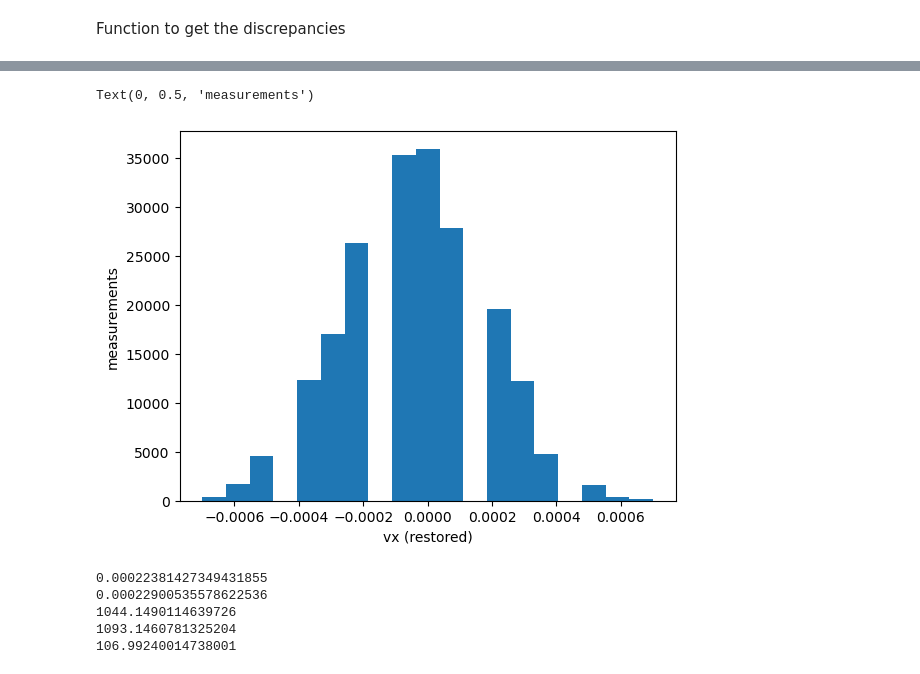
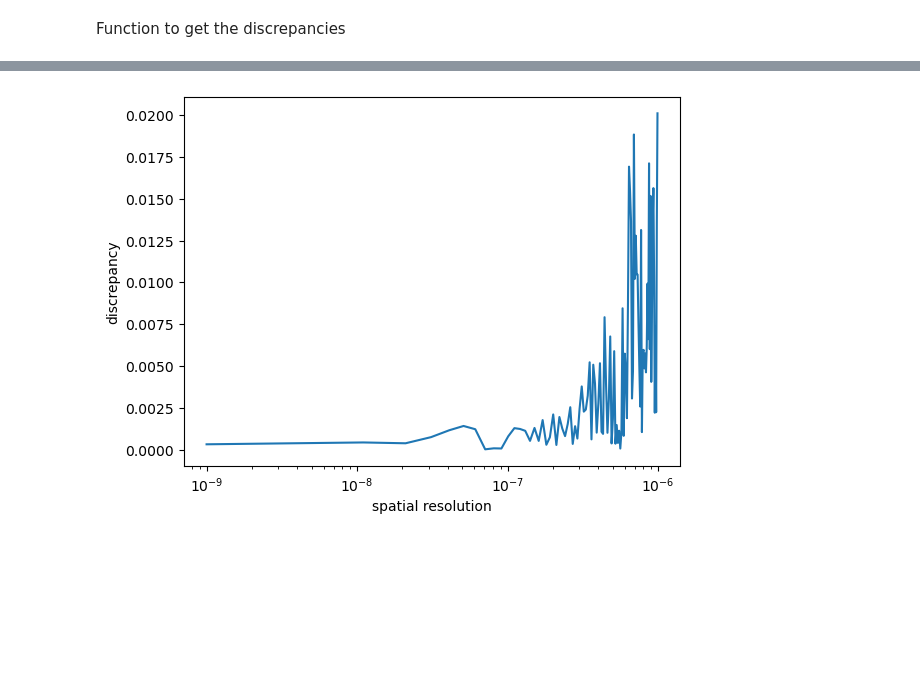
Before and after one commit to ParthM1504/Benchmarking-Dusty-Plasma-Temperature-Code, a Jupyter notebook: Benchmarking.ipynb, the cells around one changed output, grey strips where cells are left out. Saved outputs shown, nothing was run; the diff lists cells and outputs as text; code cells hidden in the pictures; blank space fills up the shorter version.

```diff
--- a/Benchmarking.ipynb
+++ b/Benchmarking.ipynb
@@ -11,7 +9,7 @@ from scipy.optimize import curve_fit
 Defining the Variables
 # %%
 # Parametersfor the benchmarking
-fps=100
+fps=100.0
 num_particles=1000
 dt=1.0/fps
 spatial_resolution=1E-6  # in metres per px
@@ -338,20 +420,18 @@ ax.bar(arr_bins_centers, counts_res, width = (arr_bins_centers[1] - arr_bins_cen
+# %%
+
+for i in range(len(spatial_resolution_arr)):
+    spatial_resolution=spatial_resolution_arr[i]
+    df=make_velocities(fps,num_particles,spatial_resolution, mu,T, right, up)
+    discrepancy=get_percent_discrepancies(df['vx (restored)'],df['vx'])
+    discrepancy_arr.append(discrepancy)
+    T=mass*np.std(df[df['frame']==1]['vx'])**2/constants.Boltzmann
+    T_restored=mass*np.std(df[df['frame']==1]['vx (restored)'])**2/constants.Boltzmann
+    T_discrepancy_arr.append(np.abs(T-T_restored)/T)
 # %%
 fig, ax = plt.subplots()
-ax.hist(df['vx (restored)'],19) # plot histogram
-ax.set_xlabel('vx (restored)')
-ax.set_ylabel('measurements')
+ax.plot(spatial_resolution_arr, T_discrepancy_arr)
+ax.set_xlabel('spatial resolution')
+ax.set_ylabel('discrepancy')
+ax.set_xscale('log')
 # %% [output]
-Text(0, 0.5, 'measurements')
-[figure, old version]
+[figure, new version]
-# %%
-print(np.std(df['vx (restored)']))
-print(np.std(df['vx']))
-print(mass*np.std(df['vx (restored)'])**2/constants.Boltzmann)
-print(mass*np.std(df['vx'])**2/constants.Boltzmann)
-print(get_percent_discrepancies(df['vx (restored)'],df['vx']))
-# %% [output]
-0.00022381427349431855
-0.00022900535578622536
-1044.1490114639726
-1093.1460781325204
-106.99240014738001
```
Also changed, not shown: parts of 18 cells of this notebook.
